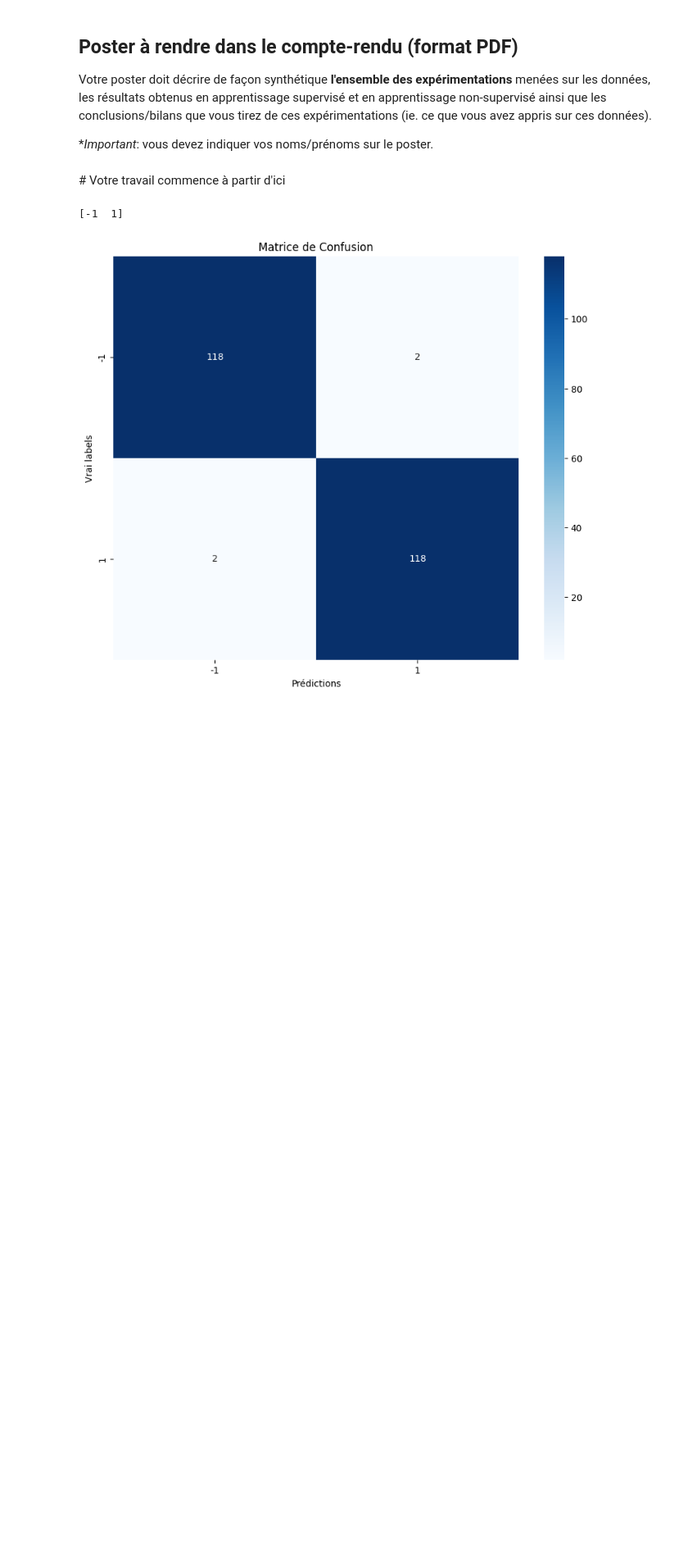
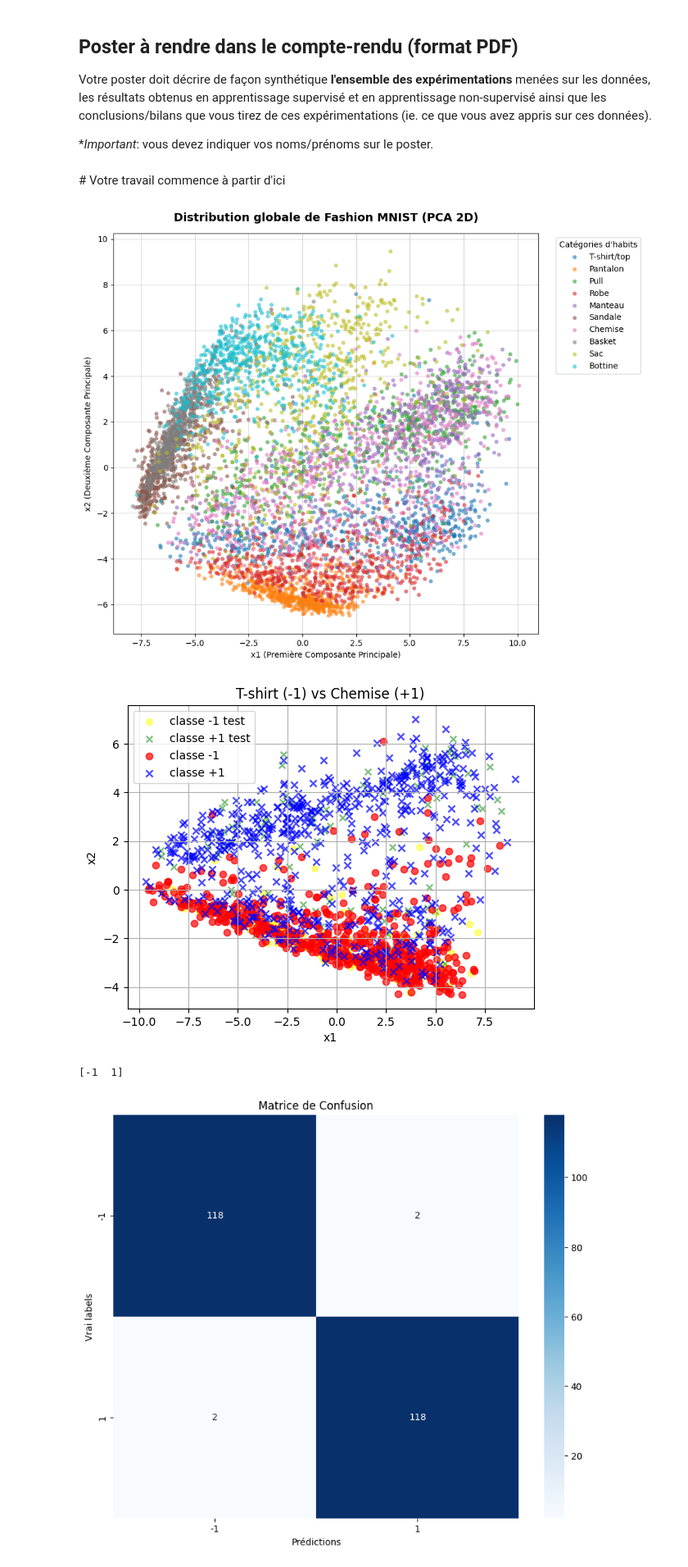
Before and after one commit to Aooooult/fashion-mnist-project, a Jupyter notebook: Projet/projet-GURENKO_NOEL.ipynb, the cells around one changed output. Shown at 82% size. Drawn from its saved outputs; the diff is of its cells as text; code cells hidden in the pictures; blank space fills up the shorter version.

Commit message:
add visualisation and discription clasificators

```diff
--- a/Projet/projet-GURENKO_NOEL.ipynb
+++ b/Projet/projet-GURENKO_NOEL.ipynb
@@ -208,5 +282,44 @@ Votre poster doit décrire de façon synthétique **l'ensemble des expérimentat
 # %% [markdown]
 # Votre travail commence à partir d'ici
+# %%
+"""
+PREMIER ETAPE: Visualisation des données
+"""
+
+Y_train_raw = data_train['label'].to_numpy()
+Y_test_raw = data_test['label'].to_numpy()
+
+X_train_raw = data_train.drop(columns=['label']).to_numpy() / 255.0
+X_test_raw = data_test.drop(columns=['label']).to_numpy() / 255.0
+
+X_knn, Y_knn = ev.echantillonnage_homogene(X_train_raw, Y_train_raw, proportion=0.02)
+X_sub, Y_sub = ev.echantillonnage_homogene(X_train_raw, Y_train_raw, proportion=0.10)
+
+vis.plot_all_fashion_2d(X_sub, Y_sub)
+
+train_mask = (data_train['label'] == 0) | (data_train['label'] == 6)
+test_mask = (data_test['label'] == 0) | (data_test['label'] == 6)
+
+X_train_pixels = data_train.loc[train_mask].drop(columns=['label']).to_numpy() / 255.0
+X_test_pixels = data_test.loc[test_mask].drop(columns=['label']).to_numpy() / 255.0
+
+Y_train_raw = data_train.loc[train_mask, 'label'].to_numpy()
+Y_test_raw = data_test.loc[test_mask, 'label'].to_numpy()
+
+X_te_sampled, Y_te_sampled = ev.echantillonnage_homogene(X_test_pixels, Y_test_raw, proportion=0.10)
+X_tr_sampled, Y_tr_sampled = ev.echantillonnage_homogene(X_train_pixels, Y_train_raw, proportion=0.10)
+
+Y_te_sampled = np.where(Y_te_sampled == 0, -1, 1)
+Y_tr_sampled = np.where(Y_tr_sampled == 0, -1, 1)
+
+pca_2d = PCA(n_components=2)
+X_te_sampled = pca_2d.fit_transform(X_te_sampled)
+X_tr_sampled = pca_2d.transform(X_tr_sampled)
+
+vis.plot2DTrainTestSet(X_tr_sampled, Y_tr_sampled, X_te_sampled, Y_te_sampled, nom_dataset="T-shirt (-1) vs Chemise (+1)")
+# %% [output]
+[figure, added]
+[figure, added]
 # %%
 #K-PP
 
```
Also changed, not shown: parts of 3 cells of this notebook, 4 other files.
